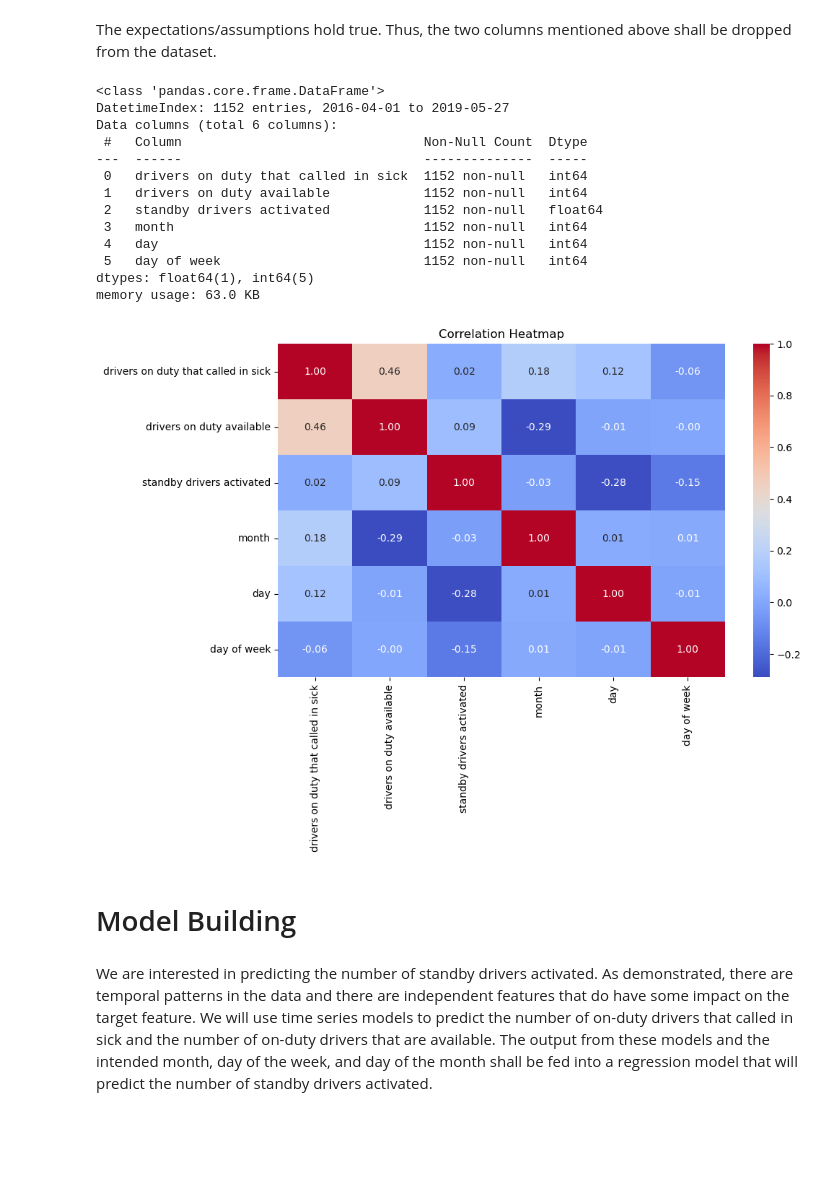
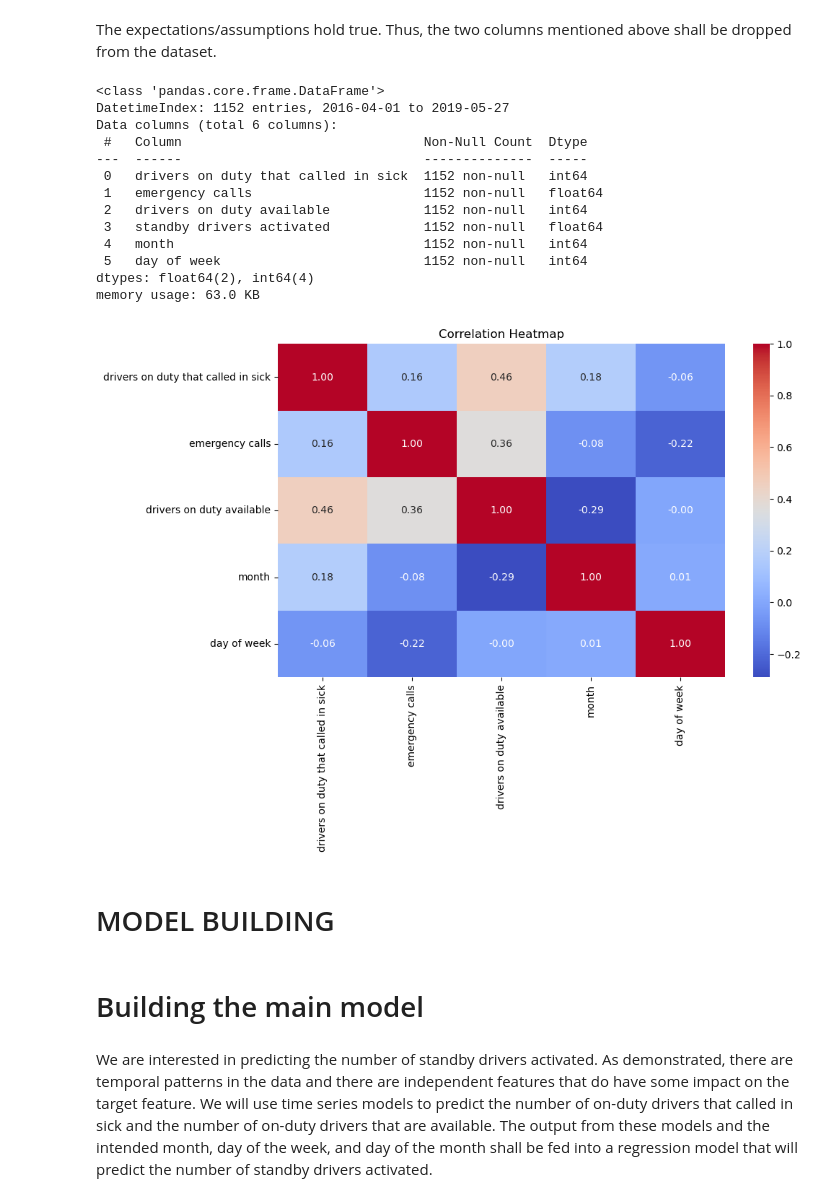
Before and after one commit to JC-Lino/Automation-of-Standby-Duty-Planning-for-Rescue-Drivers-via-a-Forecasting, a Jupyter notebook: BerlinRedCross.ipynb, the cells around one changed output. Cells and saved outputs as stored; diff of their text form; code cells hidden in the pictures; blank space fills up the shorter version.

```diff
--- a/BerlinRedCross.ipynb
+++ b/BerlinRedCross.ipynb
@@ -169,6 +169,3 @@ There is a correlation between the number of emergency calls and the number of a
-# %%
-# drop 'number_of_emergency_calls' from the dataset
-df.drop(df.filter(regex="emergency calls"),axis=1, inplace=True)
 # %%
 # Convert 'Date' from string to date
 df['Date'] = pd.to_datetime(df['Date'])
@@ -345,26 +352,28 @@ Data columns (total 6 columns):
  #   Column                               Non-Null Count  Dtype
 ---  ------                               --------------  -----
  0   drivers on duty that called in sick  1152 non-null   int64
- 1   drivers on duty available            1152 non-null   int64
- 2   standby drivers activated            1152 non-null   float64
- 3   month                                1152 non-null   int64
- 4   day                                  1152 non-null   int64
+ 1   emergency calls                      1152 non-null   float64
+ 2   drivers on duty available            1152 non-null   int64
+ 3   standby drivers activated            1152 non-null   float64
+ 4   month                                1152 non-null   int64
  5   day of week                          1152 non-null   int64
-dtypes: float64(1), int64(5)
+dtypes: float64(2), int64(4)
 memory usage: 63.0 KB
 # %%
 # Calculate correlation matrix
-correlation_matrix2 = df.corr()
+correlation_matrix2 = df.drop(columns=['standby drivers activated']).corr()
 
 # Create heatmap
 plt.figure(figsize=(10, 6))
 sns.heatmap(correlation_matrix2, annot=True, cmap='coolwarm', fmt=".2f")
 plt.title('Correlation Heatmap')
 plt.show()
 # %% [output]
-[figure, old version]
+[figure, new version]
+# %% [markdown]
+# MODEL BUILDING
 # %% [markdown]
-# Model Building
+# Building the main model
 # %% [markdown]
 We are interested in predicting the number of standby drivers activated.
 As demonstrated, there are temporal patterns in the data and there are independent features that do have some impact on the target feature.
```
Also changed, not shown: parts of 19 cells of this notebook, 2 other files.
